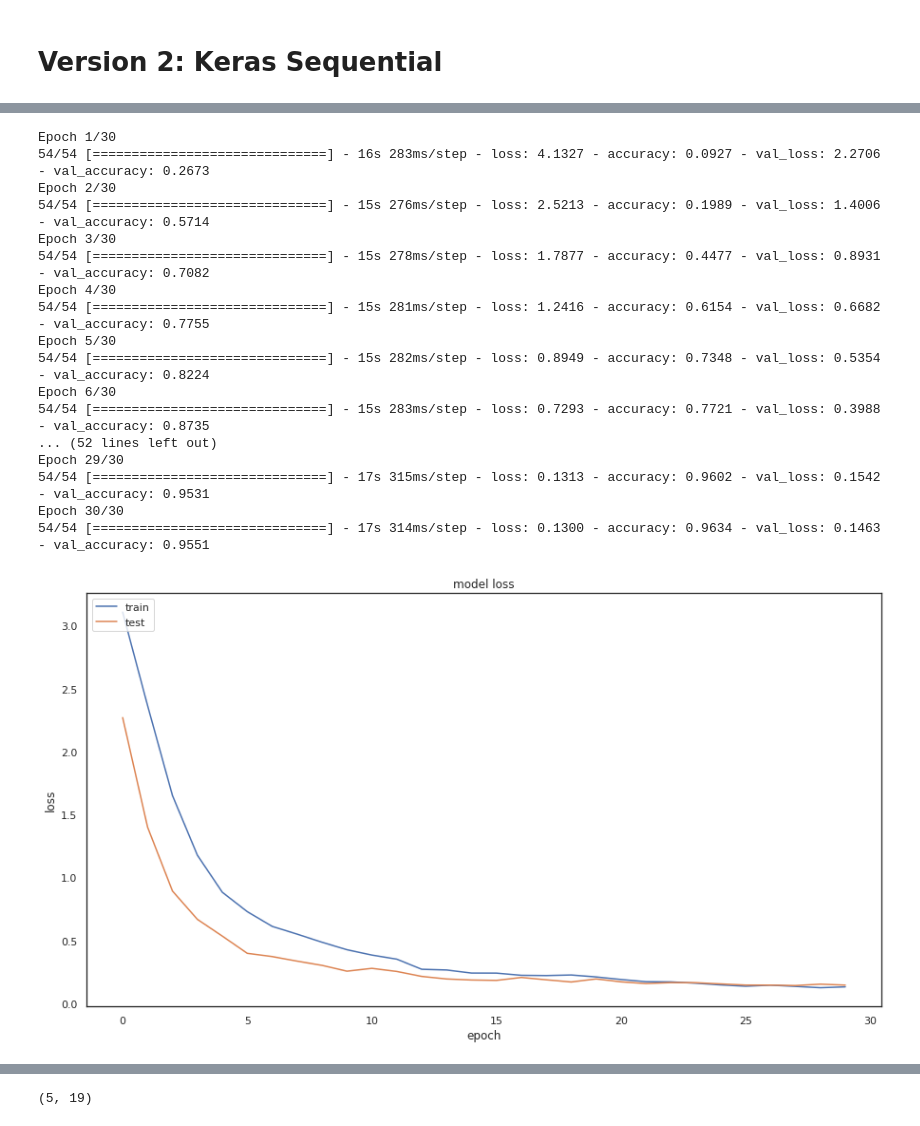
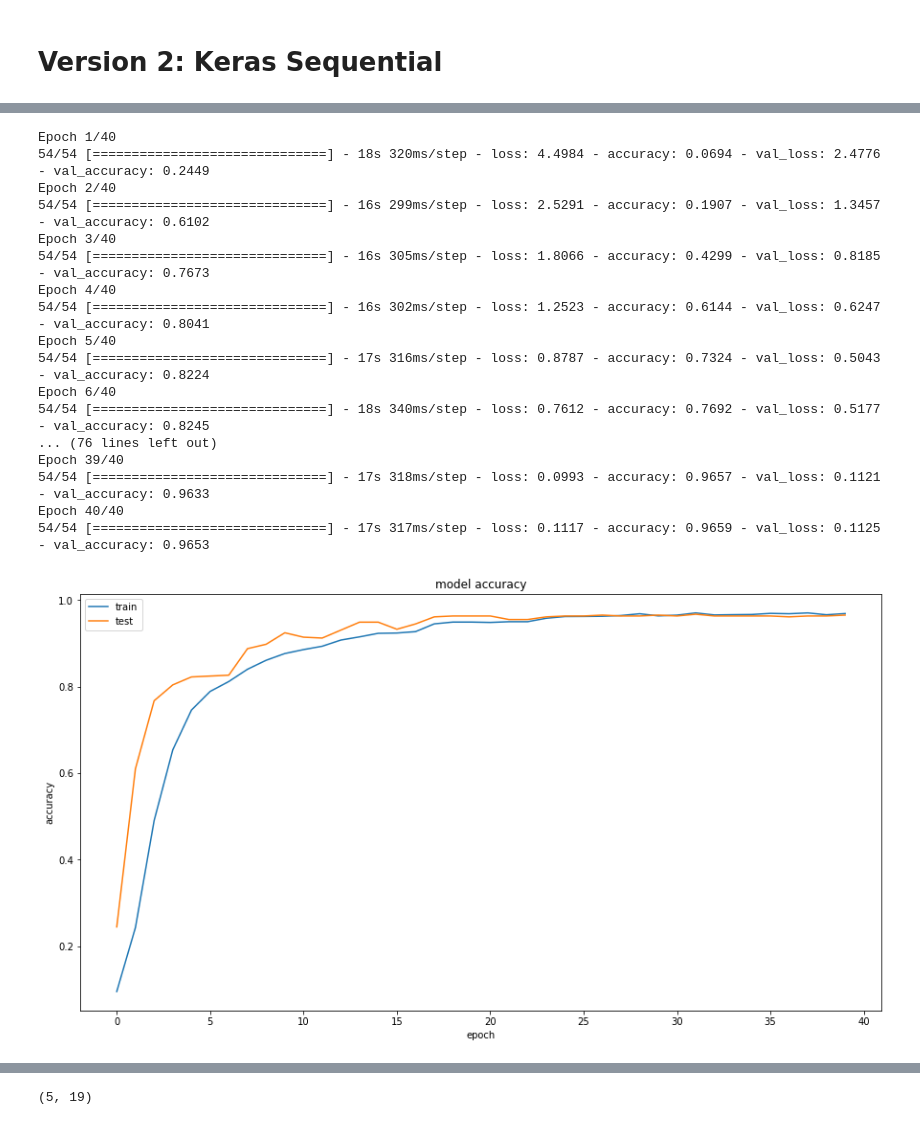
Before and after one commit to kromy99/DataMining2020, a Jupyter notebook: Project/Project_Discription.ipynb, the cells around one changed output, grey strips where cells are left out. Drawn from its saved outputs; the diff is of its cells as text; code cells hidden in the pictures.

```diff
--- a/Project/Project_Discription.ipynb
+++ b/Project/Project_Discription.ipynb
@@ -384,19 +429,16 @@ from sklearn.model_selection import train_test_split
 from sklearn.metrics import confusion_matrix
 import itertools
 
-from keras.utils.np_utils import to_categorical # convert to one-hot-encoding
+from keras.utils.np_utils import to_categorical
 from keras.models import Sequential
 from keras.layers import Dense, Dropout, Flatten, Conv2D, MaxPool2D
 from keras.optimizers import RMSprop
 from keras.preprocessing.image import ImageDataGenerator
 from keras.callbacks import ReduceLROnPlateau
-
-
-sns.set(style='white', context='notebook', palette='deep')
 # %%
 model = Sequential()
 model.add(Conv2D(filters = 16, kernel_size = (5,5),padding = 'Same',
-                 activation ='relu', input_shape = (50,30,1)))
+                 activation ='relu', input_shape = (54,30,1)))
 model.add(Conv2D(filters = 16, kernel_size = (5,5),padding = 'Same',
                  activation ='relu'))
 model.add(MaxPool2D(pool_size=(2,2)))
@@ -449,34 +520,34 @@ datagen.fit(x_train)
 # %%
 history = model.fit(datagen.flow(x_train,y2_train, batch_size=batch_size),
-                              epochs =  30, validation_data = (x_test,y2_test),
+                              epochs =  40, validation_data = (x_test,y2_test),
                               verbose = 1, steps_per_epoch=x_train.shape[0] // batch_size
                               , callbacks=[learning_rate_reduction])
 # %% [output]
-Epoch 1/30
-54/54 [==============================] - 16s 283ms/step - loss: 4.1327 - accuracy: 0.0927 - val_loss: 2.2706 - val_accuracy: 0.2673
-Epoch 2/30
-54/54 [==============================] - 15s 276ms/step - loss: 2.5213 - accuracy: 0.1989 - val_loss: 1.4006 - val_accuracy: 0.5714
-Epoch 3/30
-54/54 [==============================] - 15s 278ms/step - loss: 1.7877 - accuracy: 0.4477 - val_loss: 0.8931 - val_accuracy: 0.7082
-Epoch 4/30
-54/54 [==============================] - 15s 281ms/step - loss: 1.2416 - accuracy: 0.6154 - val_loss: 0.6682 - val_accuracy: 0.7755
-Epoch 5/30
-54/54 [==============================] - 15s 282ms/step - loss: 0.8949 - accuracy: 0.7348 - val_loss: 0.5354 - val_accuracy: 0.8224
-Epoch 6/30
-54/54 [==============================] - 15s 283ms/step - loss: 0.7293 - accuracy: 0.7721 - val_loss: 0.3988 - val_accuracy: 0.8735
-... (52 lines left out)
-Epoch 29/30
-54/54 [==============================] - 17s 315ms/step - loss: 0.1313 - accuracy: 0.9602 - val_loss: 0.1542 - val_accuracy: 0.9531
-Epoch 30/30
-54/54 [==============================] - 17s 314ms/step - loss: 0.1300 - accuracy: 0.9634 - val_loss: 0.1463 - val_accuracy: 0.9551
+Epoch 1/40
+54/54 [==============================] - 18s 320ms/step - loss: 4.4984 - accuracy: 0.0694 - val_loss: 2.4776 - val_accuracy: 0.2449
+Epoch 2/40
+54/54 [==============================] - 16s 299ms/step - loss: 2.5291 - accuracy: 0.1907 - val_loss: 1.3457 - val_accuracy: 0.6102
+Epoch 3/40
+54/54 [==============================] - 16s 305ms/step - loss: 1.8066 - accuracy: 0.4299 - val_loss: 0.8185 - val_accuracy: 0.7673
+Epoch 4/40
+54/54 [==============================] - 16s 302ms/step - loss: 1.2523 - accuracy: 0.6144 - val_loss: 0.6247 - val_accuracy: 0.8041
+Epoch 5/40
+54/54 [==============================] - 17s 316ms/step - loss: 0.8787 - accuracy: 0.7324 - val_loss: 0.5043 - val_accuracy: 0.8224
+Epoch 6/40
+54/54 [==============================] - 18s 340ms/step - loss: 0.7612 - accuracy: 0.7692 - val_loss: 0.5177 - val_accuracy: 0.8245
+... (76 lines left out)
+Epoch 39/40
+54/54 [==============================] - 17s 318ms/step - loss: 0.0993 - accuracy: 0.9657 - val_loss: 0.1121 - val_accuracy: 0.9633
+Epoch 40/40
+54/54 [==============================] - 17s 317ms/step - loss: 0.1117 - accuracy: 0.9659 - val_loss: 0.1125 - val_accuracy: 0.9653
 # %%
 plt.figure(figsize=(15,8))
-plt.plot(history.history['loss'])
-plt.plot(history.history['val_loss'])
-plt.title('model loss')
-plt.ylabel('loss')
+plt.plot(history.history['accuracy'])
+plt.plot(history.history['val_accuracy'])
+plt.title('model accuracy')
+plt.ylabel('accuracy')
 plt.xlabel('epoch')
 plt.legend(['train', 'test'], loc='upper left')
 plt.show()
 # %% [output]
-[figure, old version]
+[figure, new version]
```
Also changed, not shown: parts of 69 cells of this notebook.
